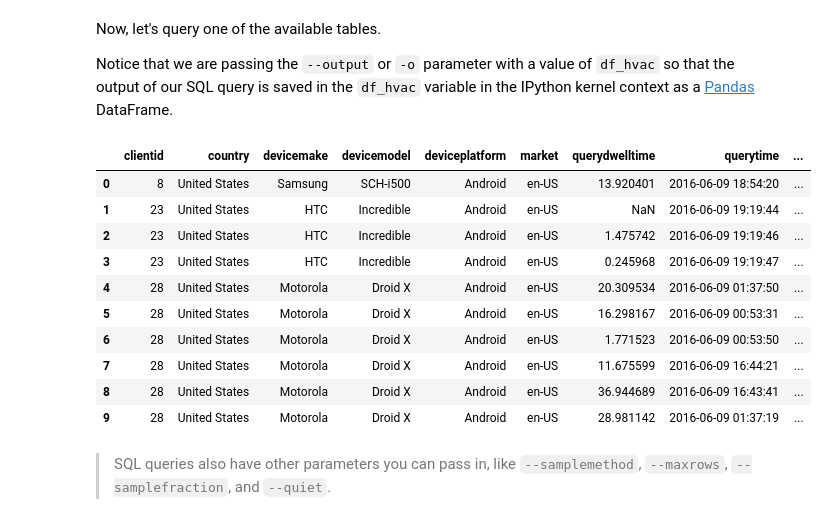
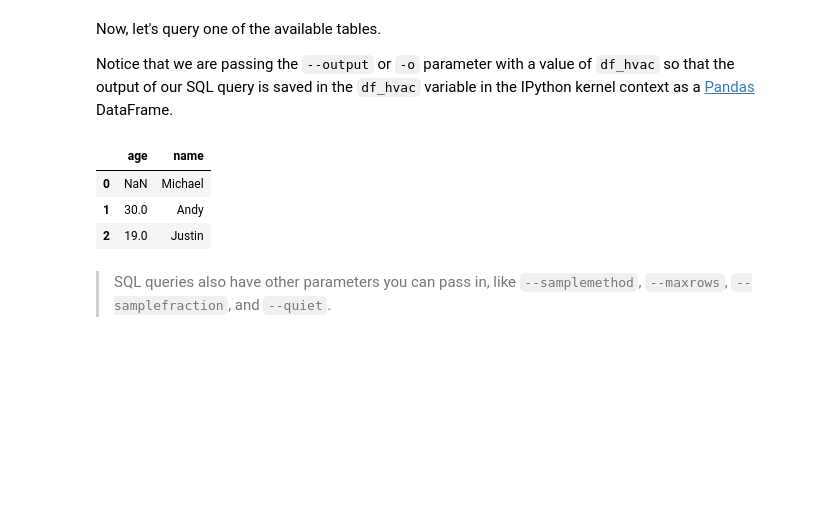
Before and after one commit to jupyter-incubator/sparkmagic, a Jupyter notebook: examples/Magics in IPython Kernel.ipynb, the cells around one changed output. Saved outputs shown, nothing was run; the diff lists cells and outputs as text; code cells hidden in the pictures; blank space fills up the shorter version.

Commit message:
Don't assume some pre-populated tables, create a new table from the Docker image's examples.

```diff
--- a/examples/Magics in IPython Kernel.ipynb
+++ b/examples/Magics in IPython Kernel.ipynb
@@ -96,20 +92,13 @@ Now, let's query one of the available tables.
 
 Notice that we are passing the `--output` or `-o` parameter with a value of `df_hvac` so that the output of our SQL query is saved in the `df_hvac` variable in the IPython kernel context as a [Pandas](http://pandas.pydata.org/) DataFrame.
 # %%
-%%spark -c sql -o df_hvac --maxrows 10
-SELECT * FROM hivesampletable
+%%spark -c sql -o df_people --maxrows 10
+SELECT * FROM people
 # %% [output]
-|  | clientid | country | devicemake | devicemodel | deviceplatform | market | querydwelltime | querytime | ... |
-| 0 | 8 | United States | Samsung | SCH-i500 | Android | en-US | 13.920401 | 2016-06-09 18:54:20 | ... |
-| 1 | 23 | United States | HTC | Incredible | Android | en-US | NaN | 2016-06-09 19:19:44 | ... |
-| 2 | 23 | United States | HTC | Incredible | Android | en-US | 1.475742 | 2016-06-09 19:19:46 | ... |
-| 3 | 23 | United States | HTC | Incredible | Android | en-US | 0.245968 | 2016-06-09 19:19:47 | ... |
-| 4 | 28 | United States | Motorola | Droid X | Android | en-US | 20.309534 | 2016-06-09 01:37:50 | ... |
-| 5 | 28 | United States | Motorola | Droid X | Android | en-US | 16.298167 | 2016-06-09 00:53:31 | ... |
-| 6 | 28 | United States | Motorola | Droid X | Android | en-US | 1.771523 | 2016-06-09 00:53:50 | ... |
-| 7 | 28 | United States | Motorola | Droid X | Android | en-US | 11.675599 | 2016-06-09 16:44:21 | ... |
-| 8 | 28 | United States | Motorola | Droid X | Android | en-US | 36.944689 | 2016-06-09 16:43:41 | ... |
-| 9 | 28 | United States | Motorola | Droid X | Android | en-US | 28.981142 | 2016-06-09 01:37:19 | ... |
+|  | age | name |
+| 0 | NaN | Michael |
+| 1 | 30.0 | Andy |
+| 2 | 19.0 | Justin |
 # %% [markdown]
 >SQL queries also have other parameters you can pass in, like `--samplemethod`, `--maxrows`, `--samplefraction`, and `--quiet`.
 # %% [markdown]
```
Also changed, not shown: parts of 9 cells of this notebook.
